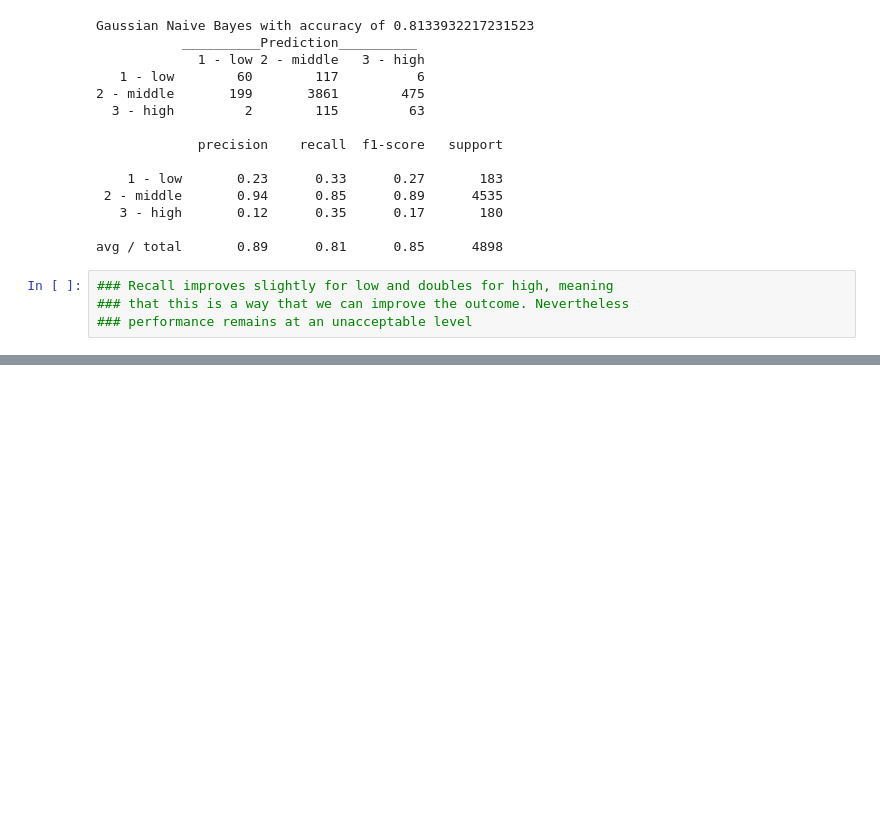
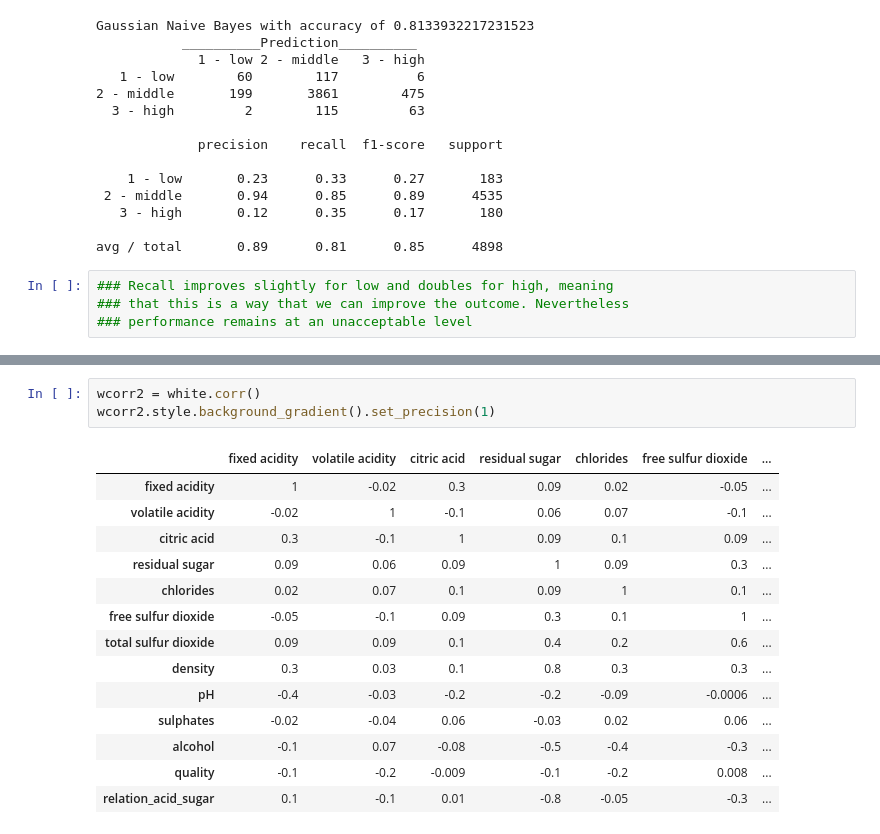
Before and after one commit to GeJulia/wineForTheWin, a Jupyter notebook: Tido.ipynb, the cells around one changed output, grey strips where cells are left out. Drawn from its saved outputs; the diff is of its cells as text; blank space fills up the shorter version.

```diff
--- a/Tido.ipynb
+++ b/Tido.ipynb
@@ -421,0 +540,18 @@ avg / total       0.89      0.81      0.85      4898
+# %%
+wcorr2 = white.corr()
+wcorr2.style.background_gradient().set_precision(1)
+# %% [output]
+|  | fixed acidity | volatile acidity | citric acid | residual sugar | chlorides | free sulfur dioxide | ... |
+| fixed acidity | 1 | -0.02 | 0.3 | 0.09 | 0.02 | -0.05 | ... |
+| volatile acidity | -0.02 | 1 | -0.1 | 0.06 | 0.07 | -0.1 | ... |
+| citric acid | 0.3 | -0.1 | 1 | 0.09 | 0.1 | 0.09 | ... |
+| residual sugar | 0.09 | 0.06 | 0.09 | 1 | 0.09 | 0.3 | ... |
+| chlorides | 0.02 | 0.07 | 0.1 | 0.09 | 1 | 0.1 | ... |
+| free sulfur dioxide | -0.05 | -0.1 | 0.09 | 0.3 | 0.1 | 1 | ... |
+| total sulfur dioxide | 0.09 | 0.09 | 0.1 | 0.4 | 0.2 | 0.6 | ... |
+| density | 0.3 | 0.03 | 0.1 | 0.8 | 0.3 | 0.3 | ... |
+| pH | -0.4 | -0.03 | -0.2 | -0.2 | -0.09 | -0.0006 | ... |
+| sulphates | -0.02 | -0.04 | 0.06 | -0.03 | 0.02 | 0.06 | ... |
+| alcohol | -0.1 | 0.07 | -0.08 | -0.5 | -0.4 | -0.3 | ... |
+| quality | -0.1 | -0.2 | -0.009 | -0.1 | -0.2 | 0.008 | ... |
+| relation_acid_sugar | 0.1 | -0.1 | 0.01 | -0.8 | -0.05 | -0.3 | ... |
```
Also changed, not shown: parts of 46 cells of this notebook.
